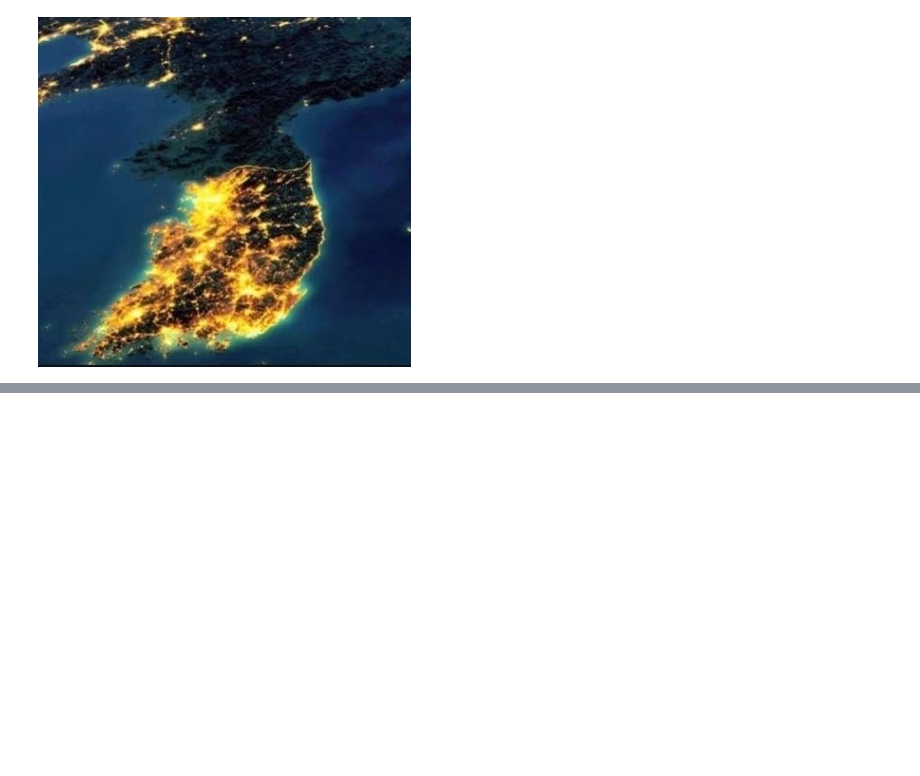
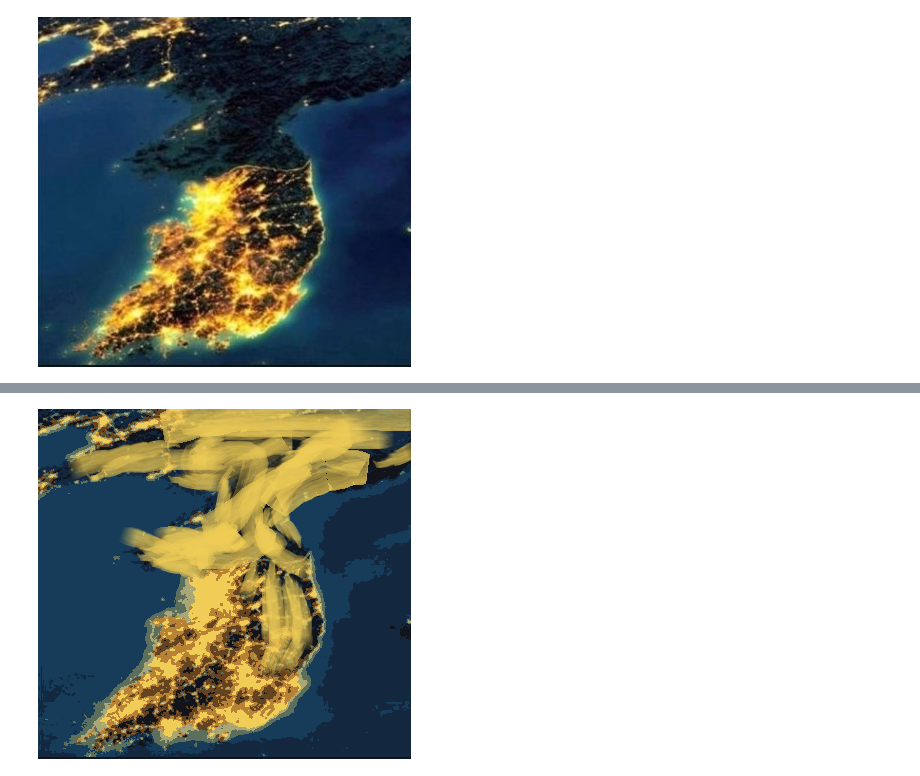
Before and after one commit to ShawnKim2/OpenCV, a Jupyter notebook: final_project/final_project/FNKproject.ipynb, the cells around one changed output, grey strips where cells are left out. Saved outputs shown, nothing was run; the diff lists cells and outputs as text; code cells hidden in the pictures; blank space fills up the shorter version.

```diff
--- a/final_project/final_project/FNKproject.ipynb
+++ b/final_project/final_project/FNKproject.ipynb
@@ -66,0 +89,9 @@ cv2_imshow(dst2)
+# %%
+#원래 목표했던 이미지..
+img_path2 = '/content/gdrive/MyDrive/Colab Notebooks/Images/korea222.png'
+
+goal_img = cv2.imread(img_path2)
+
+cv2_imshow(goal_img)
+# %% [output]
+[figure, added]
```
Also changed, not shown: parts of 6 cells of this notebook.
